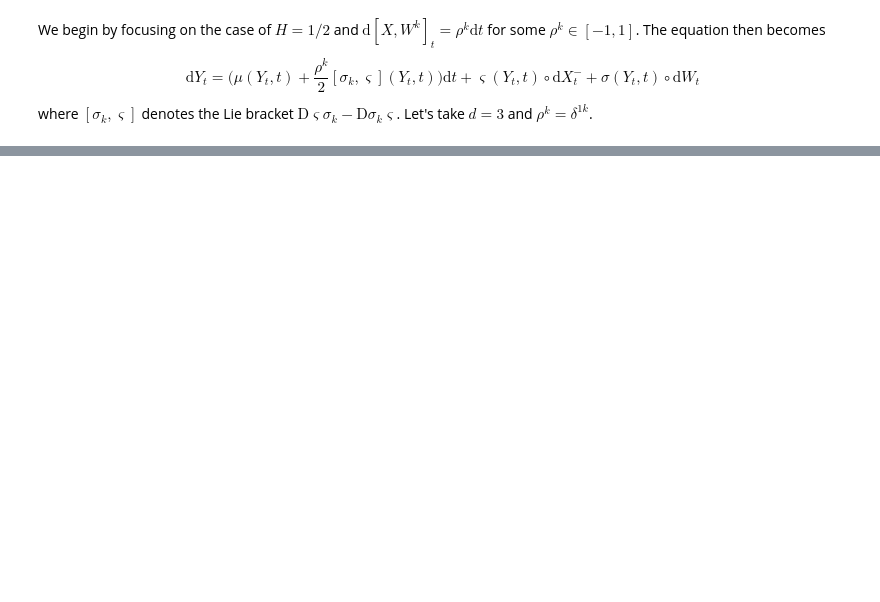
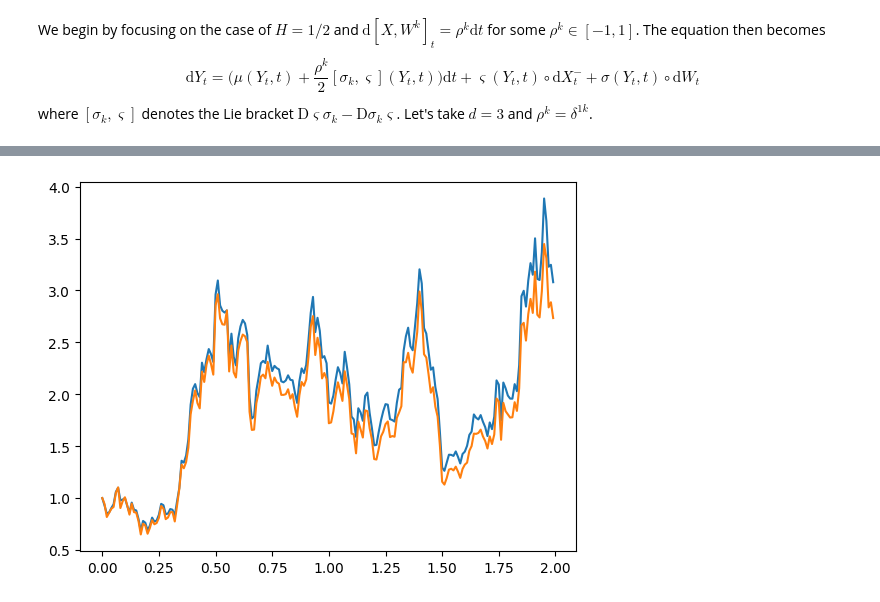
Before and after one commit to emilioferrucci/rough-vol-rough-paths, a Jupyter notebook: lead_lag.ipynb, the cells around one changed output, grey strips where cells are left out. Cells and saved outputs as stored; diff of their text form; code cells hidden in the pictures; blank space fills up the shorter version.

```diff
--- a/lead_lag.ipynb
+++ b/lead_lag.ipynb
@@ -43,0 +62,22 @@ plt.show()
+# %%
+# First let's compare some of the solvers
+
+diffusion = lambda t, y, args: jnp.array([y])
+terms = ControlTerm(diffusion, bm_control)
+solver = Euler()
+saveat = SaveAt(dense=True)
+
+# Euler, with finer grid than was used to generate the brownian motion
+sol_euler_finer = diffeqsolve(terms, solver, t0, t1, dt0 = epsilon*0.6, y0=1.0, saveat=saveat)
+euler_finer_array = fun_to_array(times, sol_euler_finer.evaluate)
+
+# Euler, with the same grid as was used to generate the brownian motion
+sol_euler_same = diffeqsolve(terms, solver, t0, t1, dt0 = epsilon, y0=1.0, saveat=saveat) #
+euler_same_array = fun_to_array(times, sol_euler_same.evaluate)
+
+s0, s1 = 0, 200
+plt.plot(times[s0:s1], euler_finer_array[s0:s1])
+plt.plot(times[s0:s1], euler_same_array[s0:s1])
+plt.show()
+# %% [output]
+[figure, added]
```
Also changed, not shown: parts of 8 cells of this notebook.
